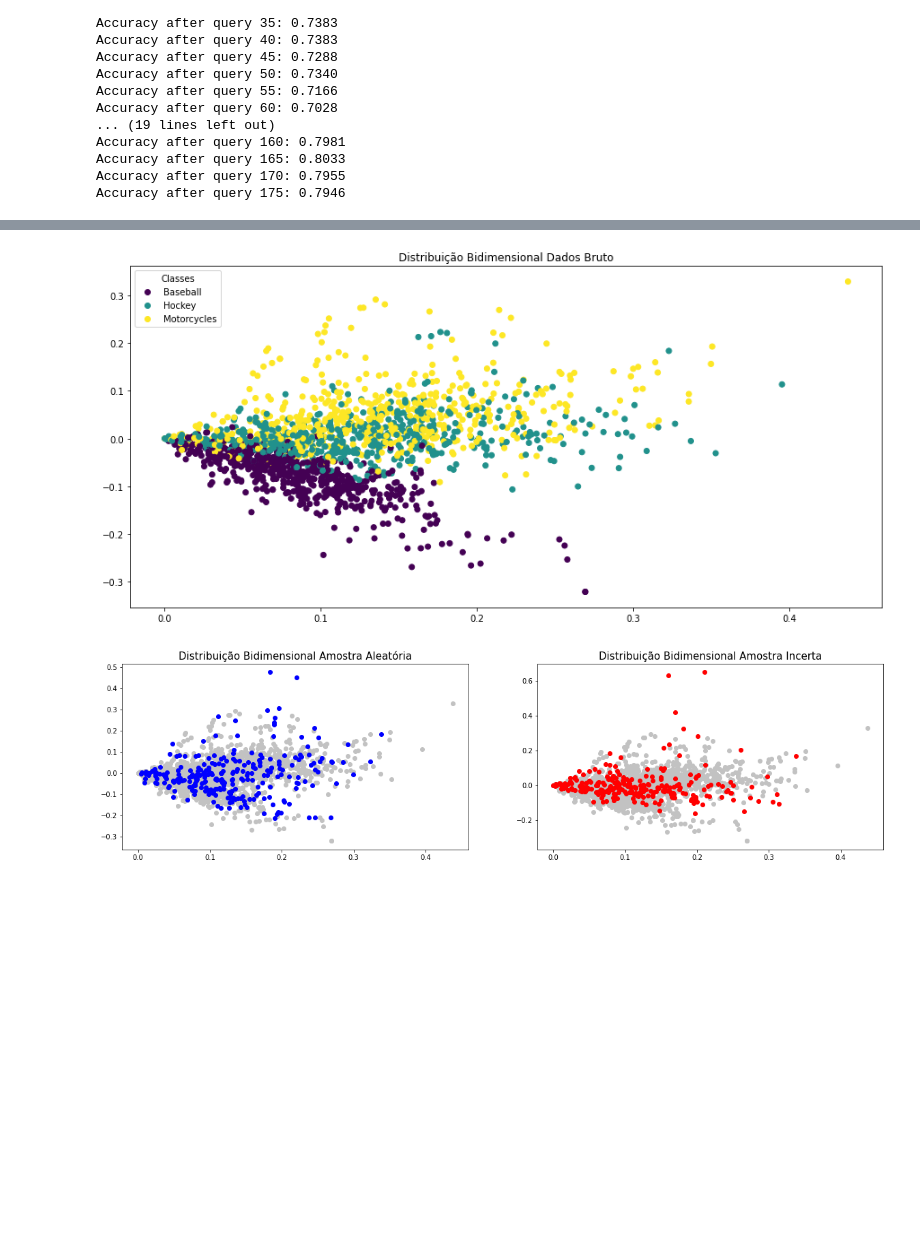
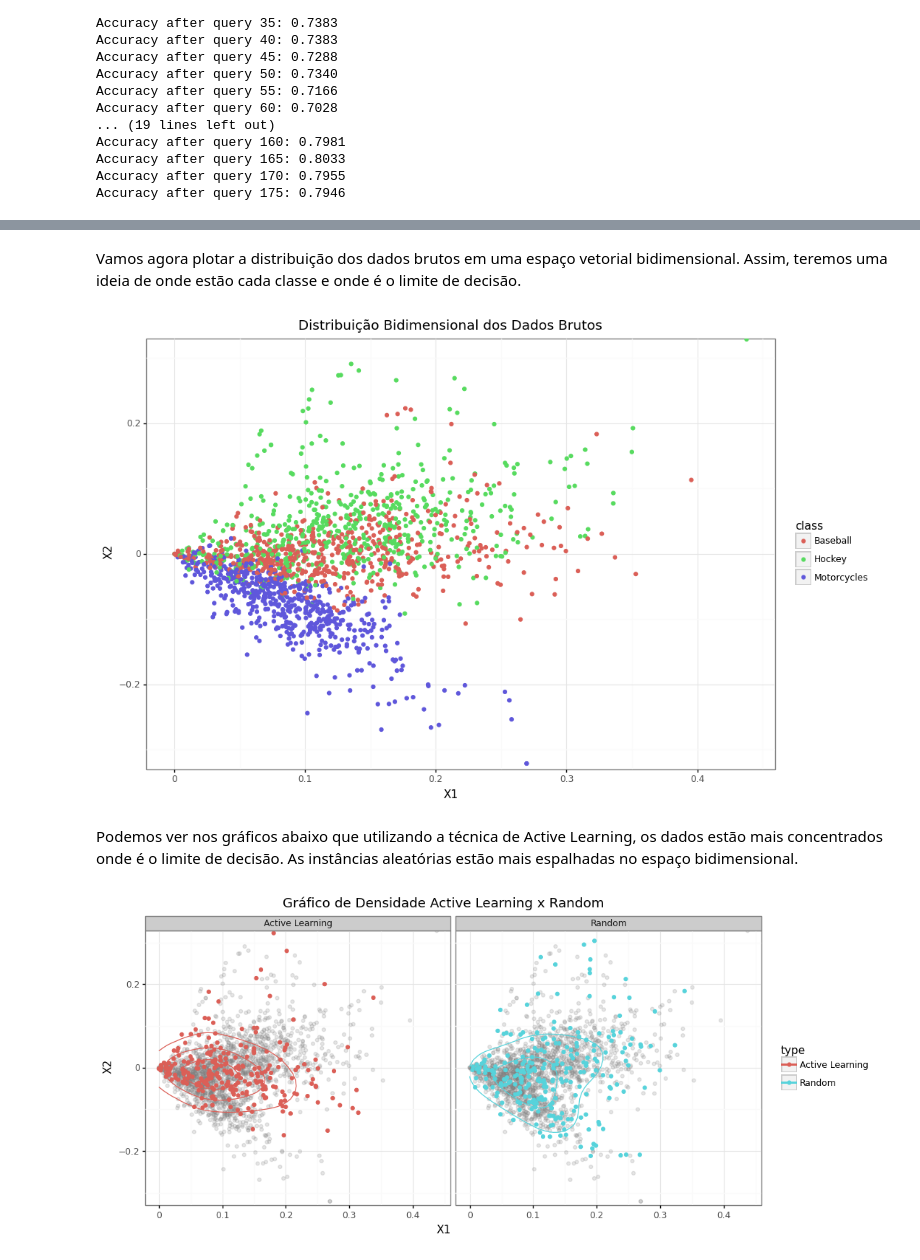
Before and after one commit to luizomatias/active_learning, a Jupyter notebook: notebooks/active_learning_text_classification.ipynb, the cells around one changed output, grey strips where cells are left out. Cells and saved outputs as stored; diff of their text form; code cells hidden in the pictures; blank space fills up the shorter version.

```diff
--- a/notebooks/active_learning_text_classification.ipynb
+++ b/notebooks/active_learning_text_classification.ipynb
@@ -242,5 +255,12 @@ plot_distribution(X_list_random, y_list_random, 'Distribuição Bidimensional Ut
+# %% [markdown]
+Vamos agora plotar a distribuição dos dados brutos em uma espaço vetorial bidimensional. Assim, teremos uma ideia de onde estão cada classe e onde é o limite de decisão.
+# %%
+plot_dimensionality_reduction_distribution(raw_data.text_clean, raw_data.target, 'Distribuição Bidimensional dos Dados Brutos')
+# %% [output]
+[figure, added]
+# %% [markdown]
+Podemos ver nos gráficos abaixo que utilizando a técnica de Active Learning, os dados estão mais concentrados onde é o limite de decisão. As instâncias aleatórias estão mais espalhadas no espaço bidimensional.
 # %%
-plot_all_distributions(raw_data.text_clean, raw_data.target, X_list_random, X_list_active)
+plot_density_distribution(raw_data.text_clean, X_list_active, X_list_random)
 # %% [output]
-[figure, old version]
+[figure, new version]
-[figure, removed]
```
Also changed, not shown: parts of 23 cells of this notebook, 1 other file.
